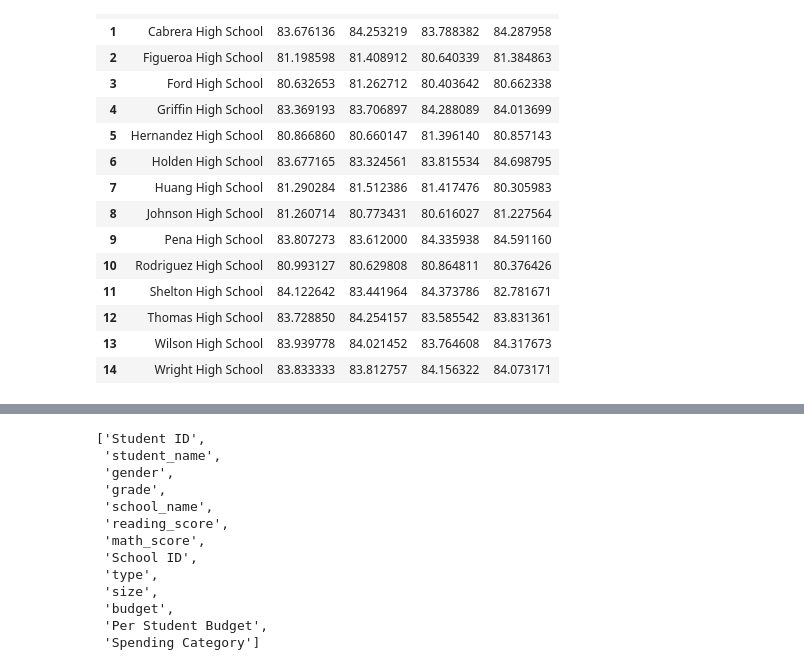
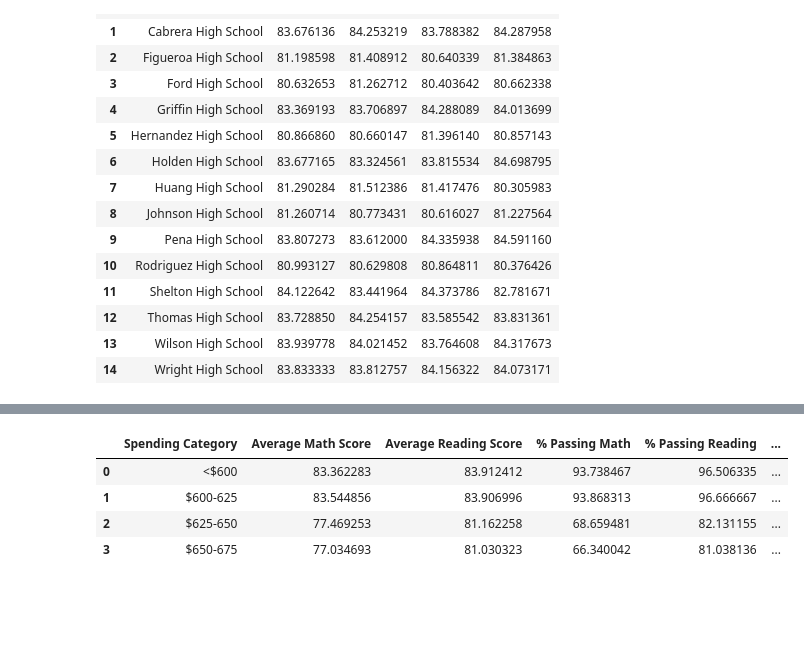
Before and after one commit to normalfactory/DataScience_Assignment_4, a Jupyter notebook: PyCity_Analysis.ipynb, the cells around one changed output, grey strips where cells are left out. Saved outputs shown, nothing was run; the diff lists cells and outputs as text; code cells hidden in the pictures; blank space fills up the shorter version.

Commit message:
Completed refractoring for group summary

```diff
--- a/PyCity_Analysis.ipynb
+++ b/PyCity_Analysis.ipynb
@@ -456,16 +384,33 @@ schoolSizeSummary_df
-# %%
-list(studentWithSchool_df)
-# %% [output]
-['Student ID',
- 'student_name',
- 'gender',
- 'grade',
- 'school_name',
- 'reading_score',
- 'math_score',
- 'School ID',
- 'type',
- 'size',
- 'budget',
- 'Per Student Budget',
- 'Spending Category']
+# %%
+#-- Scores by School Spending
+
+#- Define Summary Column Name
+spendingCategoryColumn = 'Spending Category'
+
+
+#- Calculate Per Student Budget; add new column to allow calculations
+studentWithSchool_df['Per Student Budget'] = studentWithSchool_df['budget'] / studentWithSchool_df['size']
+
+
+#- Prepare Spending Categories
+spendingPerStudentBins = [0, 600, 625, 650, 675]
+
+spendingPerStudentLabels = ["<$600", "$600-625", "$625-650", "$650-675"]
+
+
+#- Create new column with DataFrame that stores spending categories
+studentWithSchool_df[spendingCategoryColumn] = pd.cut(studentWithSchool_df['Per Student Budget'],
+                                                   spendingPerStudentBins, labels=spendingPerStudentLabels)
+
+#- Calculate Summary
+schoolSpendingSummary_df = calculateSummary(spendingCategoryColumn, studentWithSchool_df)
+
+
+#- Display Results
+schoolSpendingSummary_df
+# %% [output]
+|  | Spending Category | Average Math Score | Average Reading Score | % Passing Math | % Passing Reading | ... |
+| 0 | <$600 | 83.362283 | 83.912412 | 93.738467 | 96.506335 | ... |
+| 1 | $600-625 | 83.544856 | 83.906996 | 93.868313 | 96.666667 | ... |
+| 2 | $625-650 | 77.469253 | 81.162258 | 68.659481 | 82.131155 | ... |
+| 3 | $650-675 | 77.034693 | 81.030323 | 66.340042 | 81.038136 | ... |
```
Also changed, not shown: parts of 4 cells of this notebook.
